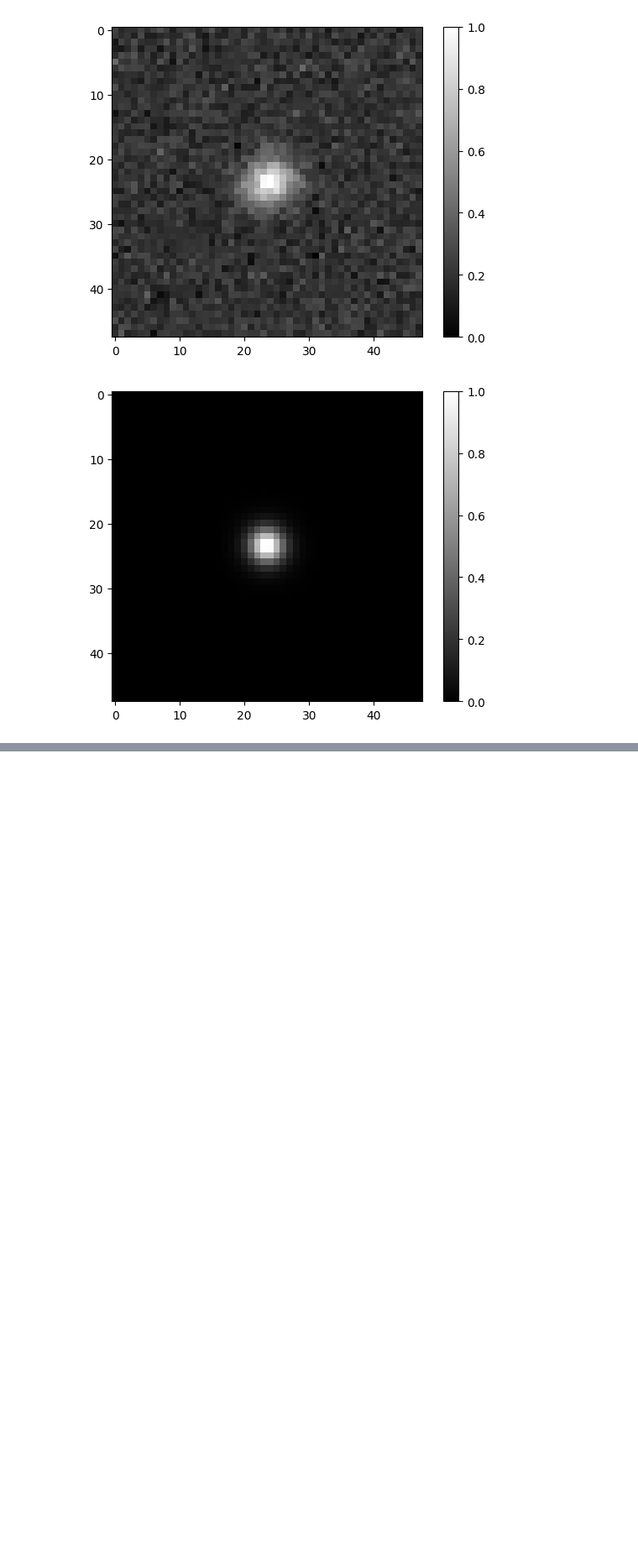
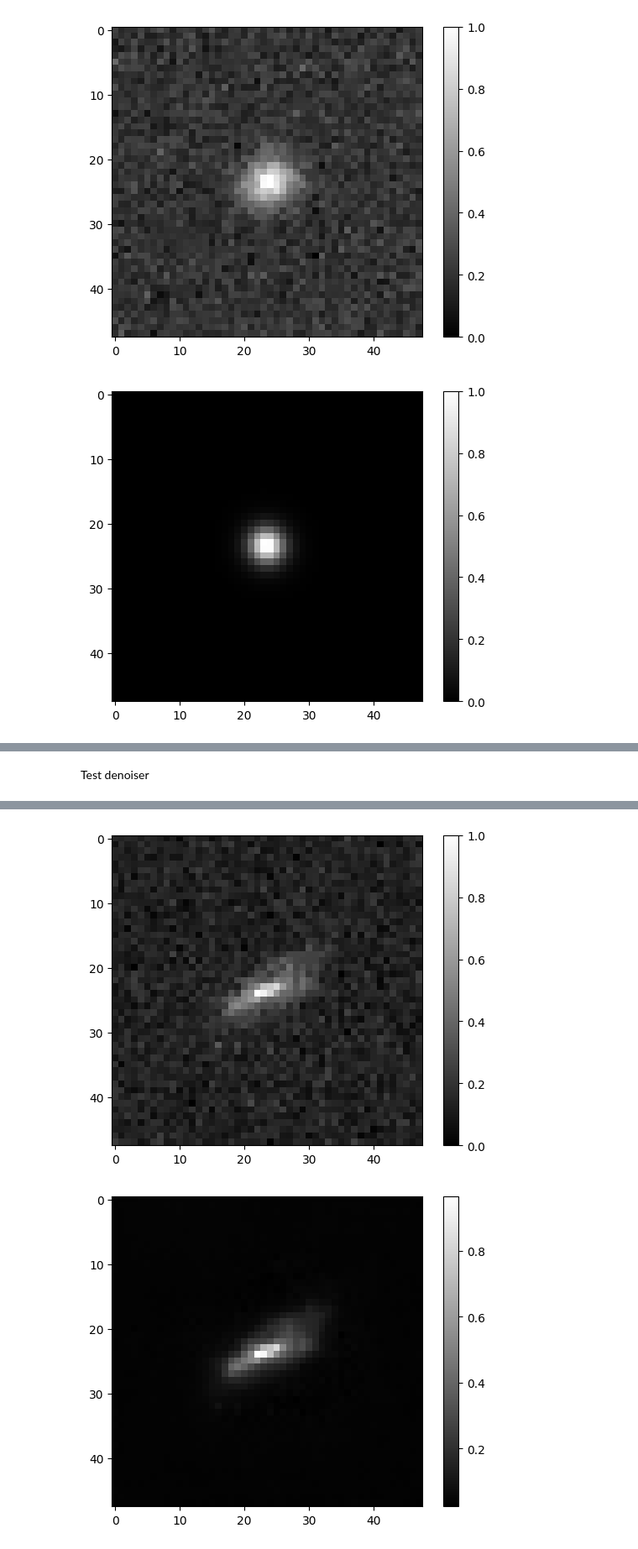
Before and after one commit to hugobbi/galaxy-deconvolution, a Jupyter notebook: src/nn_deconvolution.ipynb, the cells around one changed output, grey strips where cells are left out. Shown at 84% size. Drawn from its saved outputs; the diff is of its cells as text; code cells hidden in the pictures; blank space fills up the shorter version.

```diff
--- a/src/nn_deconvolution.ipynb
+++ b/src/nn_deconvolution.ipynb
@@ -26,12 +37,6 @@ def show_image(image_data, cmap='gist_gray'):
     plt.imshow(image_data, cmap=cmap)
     plt.colorbar()
 
-def mean_subtract(img_data):
-    img_mean = np.mean(img_data)
-    img_data -= img_mean
-
-    return img_data
-
 def normalize(array):
     arr_max = np.max(array)
     arr_min = np.min(array)
@@ -41,11 +46,21 @@ def normalize(array):
     return arr_normalized
 
 def normalize_list(list_arrays):
-    list_arrays_normalized = []
-    list_arrays_normalized += [normalize(array) for array in list_arrays]
+    list_arrays_normalized = [normalize(array) for array in list_arrays]
     list_arrays_normalized = np.array(list_arrays_normalized)
 
     return list_arrays_normalized
+
+def compute_mean_img(img_dataset):
+    n = img_dataset.shape[0]
+    mean_img = np.sum(img_dataset, axis=0, dtype=np.float32) / n
+
+    return mean_img
+
+def mean_subtract_list(img_dataset):
+    mean_img = compute_mean_img(img_dataset)
+
+    return img_dataset - mean_img
 # %% [markdown]
 ### **Denoising**
 # %% [markdown]
@@ -494,0 +536,11 @@ show_image(predictions[idx])
+# %% [markdown]
+Test denoiser
+# %%
+denoiser = load_model('models/resunet_100snr_mse_5_50.keras')
+img = train_x[0]
+show_image(img)
+img = np.reshape(img, (1, 48, 48, 1))
+rec = denoiser.predict(img)
+rec = np.reshape(rec, (48, 48, 1))
+show_image(rec)
+# %% [output]
@@ -494,0 +549,2 @@ show_image(predictions[idx])
+[figure, added]
+[figure, added]
```
Also changed, not shown: parts of 23 cells of this notebook, 4 other files.
